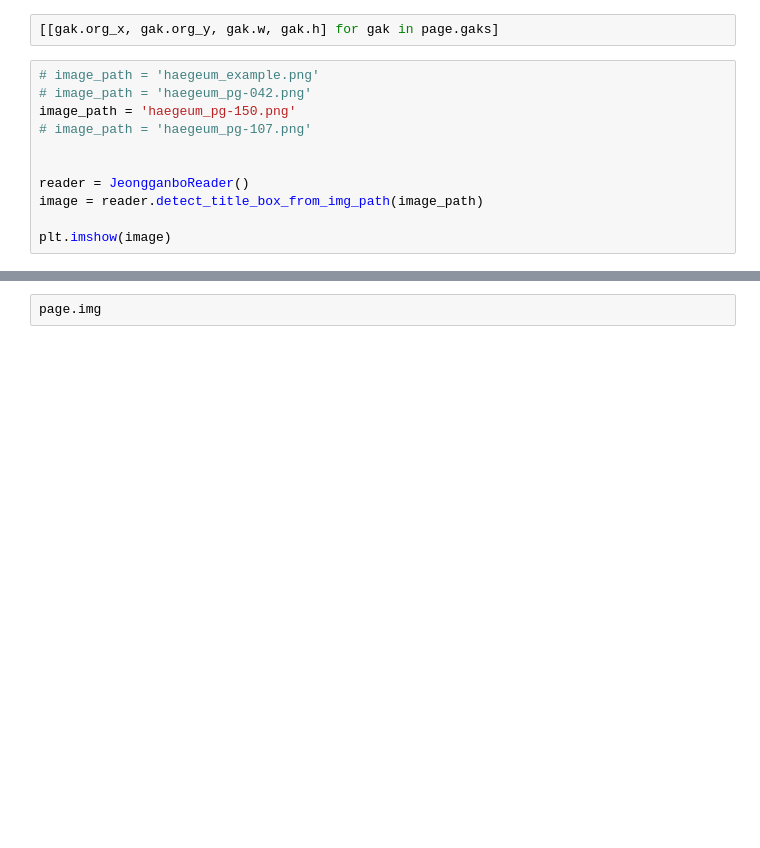
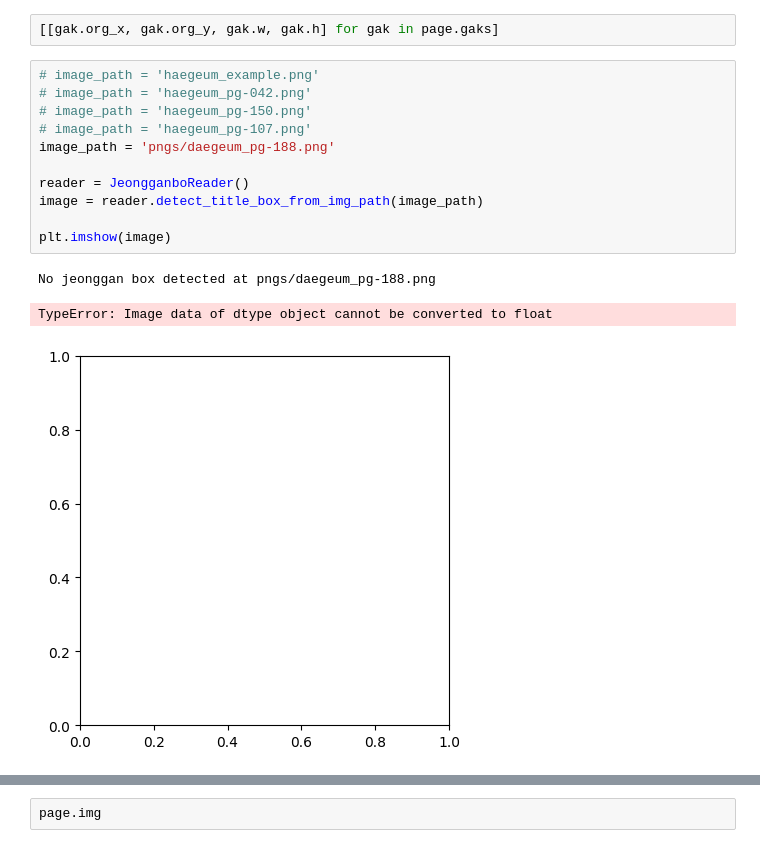
Before and after one commit to MALerLab/jeongganbo-omr, a Jupyter notebook: notebooks/find_jeonggan_in_page.ipynb, the cells around one changed output, grey strips where cells are left out. Saved outputs shown, nothing was run; the diff lists cells and outputs as text; blank space fills up the shorter version.

```diff
--- a/notebooks/find_jeonggan_in_page.ipynb
+++ b/notebooks/find_jeonggan_in_page.ipynb
@@ -112,11 +108,15 @@ page[0].img.shape
 # %%
 # image_path = 'haegeum_example.png'
 # image_path = 'haegeum_pg-042.png'
-image_path = 'haegeum_pg-150.png'
+# image_path = 'haegeum_pg-150.png'
 # image_path = 'haegeum_pg-107.png'
-
+image_path = 'pngs/daegeum_pg-188.png'
 
 reader = JeongganboReader()
 image = reader.detect_title_box_from_img_path(image_path)
 
 plt.imshow(image)
+# %% [output]
+No jeonggan box detected at pngs/daegeum_pg-188.png
+TypeError: Image data of dtype object cannot be converted to float
+[figure, added]
```
Also changed, not shown: parts of 40 cells of this notebook, 9 other files.
